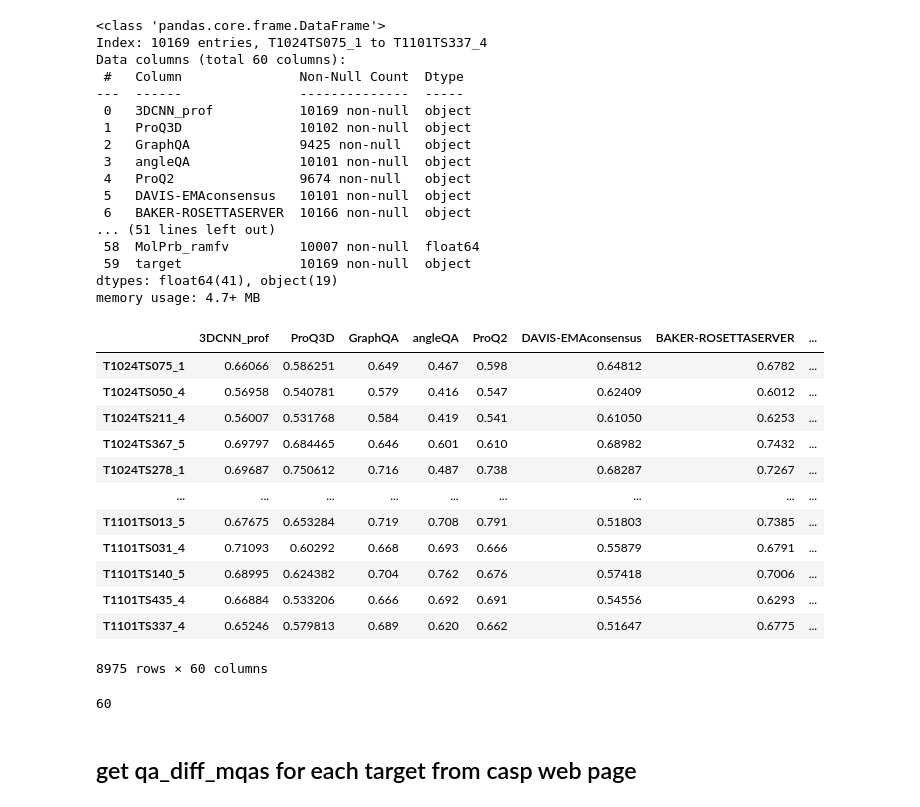
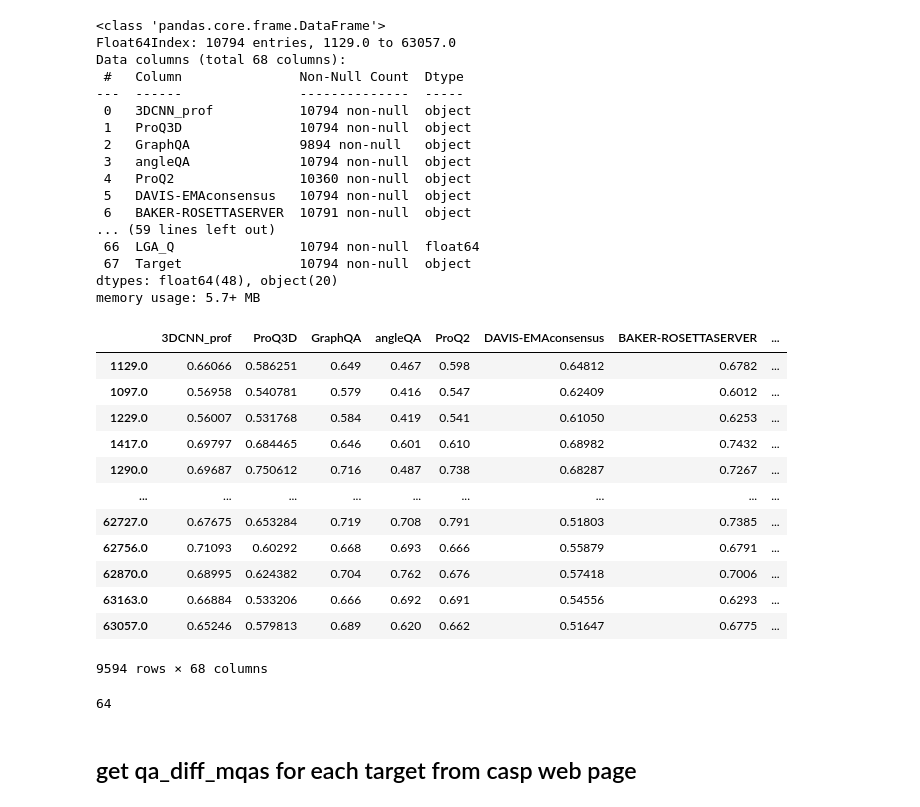
Before and after one commit to yutake27/casp, a Jupyter notebook: casp14/download/src/get_mqa_score.ipynb, the cells around one changed output. Drawn from its saved outputs; the diff is of its cells as text; code cells hidden in the pictures.

Commit message:
read gdtts from sda result

```diff
--- a/casp14/download/src/get_mqa_score.ipynb
+++ b/casp14/download/src/get_mqa_score.ipynb
@@ -5,7 +5,7 @@ from functools import reduce
 # %%
 def get_score(file_name):
     with open(file_name, 'r') as f:
-        lines = f.readlines()[4: -2]
+        lines = f.readlines()[4:]
         lines = filter(lambda line: line[0] == 'T', lines)
         score = [list(line.split()) for line in lines]
         model_name = [l[0] for l in score]
@@ -69,0 +68,6 @@ result_df = pd.read_csv('../data/casp14_res_table.csv', index_col=0)
+# %%
+table_df = pd.read_csv('../data/casp14_res_table.csv', index_col=0).drop(['GDT_TS'], axis=1)
+sda_df = pd.read_csv('../data/casp14_res_sda.csv', index_col=0)
+result_df = pd.merge(table_df, sda_df, left_index=True, right_on='Model', how='outer')
+result_df['Target'] = [model.split('TS')[0] for model in result_df['Model']]
+result_df
@@ -70,4 +88,3 @@ result_df = pd.read_csv('../data/casp14_res_table.csv', index_col=0)
 # %%
-df_stage2 = pd.merge(df, result_df, left_index=True, right_index=True, how='left')
-df_stage2['target'] = [index.split('TS')[0] for index in df_stage2.index]
+df_stage2 = pd.merge(df, result_df, left_index=True, right_on='Model', how='left')
 df_stage2.to_csv('../data/casp14_stage2.csv')
@@ -125,43 +161,43 @@ mqa_target
 df_stage2_dropna.info()
 # %% [output]
 <class 'pandas.core.frame.DataFrame'>
-Index: 10169 entries, T1024TS075_1 to T1101TS337_4
-Data columns (total 60 columns):
+Float64Index: 10794 entries, 1129.0 to 63057.0
+Data columns (total 68 columns):
  #   Column               Non-Null Count  Dtype
 ---  ------               --------------  -----
- 0   3DCNN_prof           10169 non-null  object
- 1   ProQ3D               10102 non-null  object
- 2   GraphQA              9425 non-null   object
- 3   angleQA              10101 non-null  object
- 4   ProQ2                9674 non-null   object
- 5   DAVIS-EMAconsensus   10101 non-null  object
- 6   BAKER-ROSETTASERVER  10166 non-null  object
-... (51 lines left out)
- 58  MolPrb_ramfv         10007 non-null  float64
- 59  target               10169 non-null  object
-dtypes: float64(41), object(19)
-memory usage: 4.7+ MB
+ 0   3DCNN_prof           10794 non-null  object
+ 1   ProQ3D               10794 non-null  object
+ 2   GraphQA              9894 non-null   object
+ 3   angleQA              10794 non-null  object
+ 4   ProQ2                10360 non-null  object
+ 5   DAVIS-EMAconsensus   10794 non-null  object
+ 6   BAKER-ROSETTASERVER  10791 non-null  object
+... (59 lines left out)
+ 66  LGA_Q                10794 non-null  float64
+ 67  Target               10794 non-null  object
+dtypes: float64(48), object(20)
+memory usage: 5.7+ MB
 # %%
-df_stage2_fil = df_stage2_dropna.groupby('target').filter(lambda group: group['GDT_TS'].max() > 40)
+df_stage2_fil = df_stage2_dropna.groupby('Target').filter(lambda group: group['GDT_TS'].max() > 40)
 df_stage2_fil
 # %% [output]
 |  | 3DCNN_prof | ProQ3D | GraphQA | angleQA | ProQ2 | DAVIS-EMAconsensus | BAKER-ROSETTASERVER | ... |
-| T1024TS075_1 | 0.66066 | 0.586251 | 0.649 | 0.467 | 0.598 | 0.64812 | 0.6782 | ... |
-| T1024TS050_4 | 0.56958 | 0.540781 | 0.579 | 0.416 | 0.547 | 0.62409 | 0.6012 | ... |
-| T1024TS211_4 | 0.56007 | 0.531768 | 0.584 | 0.419 | 0.541 | 0.61050 | 0.6253 | ... |
-| T1024TS367_5 | 0.69797 | 0.684465 | 0.646 | 0.601 | 0.610 | 0.68982 | 0.7432 | ... |
-| T1024TS278_1 | 0.69687 | 0.750612 | 0.716 | 0.487 | 0.738 | 0.68287 | 0.7267 | ... |
+| 1129.0 | 0.66066 | 0.586251 | 0.649 | 0.467 | 0.598 | 0.64812 | 0.6782 | ... |
+| 1097.0 | 0.56958 | 0.540781 | 0.579 | 0.416 | 0.547 | 0.62409 | 0.6012 | ... |
+| 1229.0 | 0.56007 | 0.531768 | 0.584 | 0.419 | 0.541 | 0.61050 | 0.6253 | ... |
+| 1417.0 | 0.69797 | 0.684465 | 0.646 | 0.601 | 0.610 | 0.68982 | 0.7432 | ... |
+| 1290.0 | 0.69687 | 0.750612 | 0.716 | 0.487 | 0.738 | 0.68287 | 0.7267 | ... |
 | ... | ... | ... | ... | ... | ... | ... | ... | ... |
-| T1101TS013_5 | 0.67675 | 0.653284 | 0.719 | 0.708 | 0.791 | 0.51803 | 0.7385 | ... |
-| T1101TS031_4 | 0.71093 | 0.60292 | 0.668 | 0.693 | 0.666 | 0.55879 | 0.6791 | ... |
-| T1101TS140_5 | 0.68995 | 0.624382 | 0.704 | 0.762 | 0.676 | 0.57418 | 0.7006 | ... |
-| T1101TS435_4 | 0.66884 | 0.533206 | 0.666 | 0.692 | 0.691 | 0.54556 | 0.6293 | ... |
-| T1101TS337_4 | 0.65246 | 0.579813 | 0.689 | 0.620 | 0.662 | 0.51647 | 0.6775 | ... |
+| 62727.0 | 0.67675 | 0.653284 | 0.719 | 0.708 | 0.791 | 0.51803 | 0.7385 | ... |
+| 62756.0 | 0.71093 | 0.60292 | 0.668 | 0.693 | 0.666 | 0.55879 | 0.6791 | ... |
+| 62870.0 | 0.68995 | 0.624382 | 0.704 | 0.762 | 0.676 | 0.57418 | 0.7006 | ... |
+| 63163.0 | 0.66884 | 0.533206 | 0.666 | 0.692 | 0.691 | 0.54556 | 0.6293 | ... |
+| 63057.0 | 0.65246 | 0.579813 | 0.689 | 0.620 | 0.662 | 0.51647 | 0.6775 | ... |
-8975 rows × 60 columns
+9594 rows × 68 columns
 # %%
-len([target for target, _ in df_stage2_fil.groupby('target')])
+len([target for target, _ in df_stage2_fil.groupby('Target')])
 # %% [output]
-60
+64
 # %% [markdown]
 ## get qa_diff_mqas for each target from casp web page
 # %%
```
Also changed, not shown: parts of 10 cells of this notebook.
